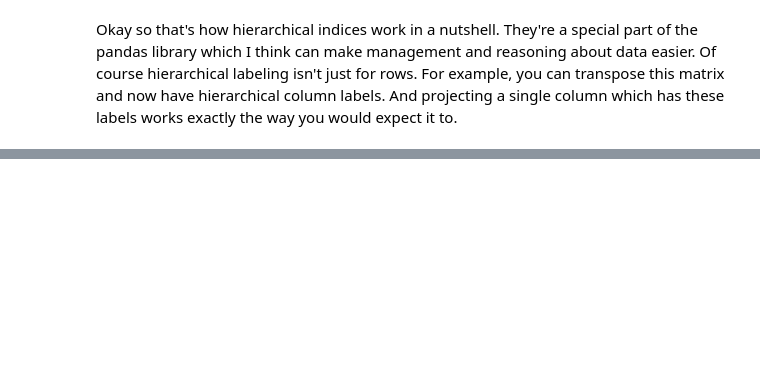
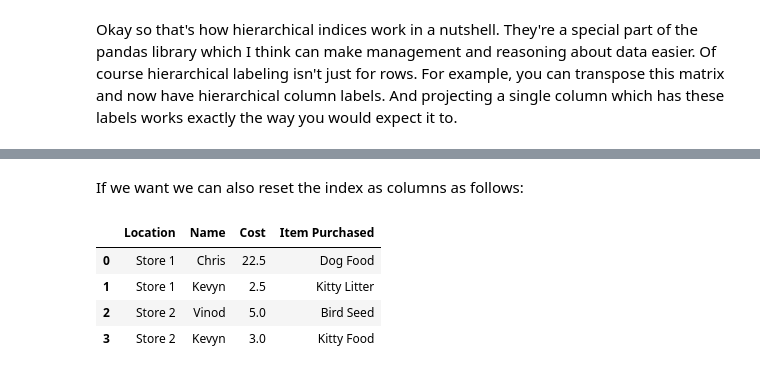
Before and after one commit to sripaladugu/sripaladugu.github.io, a Jupyter notebook: ipynb/Pandas.ipynb, the cells around one changed output, grey strips where cells are left out. Cells and saved outputs as stored; diff of their text form; code cells hidden in the pictures; blank space fills up the shorter version.

```diff
--- a/ipynb/Pandas.ipynb
+++ b/ipynb/Pandas.ipynb
@@ -618,0 +621,13 @@ Okay so that's how hierarchical indices work in a nutshell. They're a special pa
+# %%
+purchase_1 = pd.Series({'Name': 'Chris',
+                        'Item Purchased': 'Dog Food',
+                        'Cost': 22.50})
+purchase_2 = pd.Series({'Name': 'Kevyn',
+                        'Item Purchased': 'Kitty Litter',
+                        'Cost': 2.50})
+purchase_3 = pd.Series({'Name': 'Vinod',
+                        'Item Purchased': 'Bird Seed',
+                        'Cost': 5.00})
+
+df = pd.DataFrame([purchase_1, purchase_2, purchase_3], index=['Store 1', 'Store 1', 'Store 2'])
+df
@@ -618,0 +643,5 @@ Okay so that's how hierarchical indices work in a nutshell. They're a special pa
+# %%
+df = df.set_index([df.index, 'Name'])
+df.index.names = ['Location', 'Name']
+df = df.append(pd.Series(data={'Cost': 3.00, 'Item Purchased': 'Kitty Food'}, name=('Store 2', 'Kevyn')))
+df
@@ -618,0 +655,10 @@ Okay so that's how hierarchical indices work in a nutshell. They're a special pa
+# %% [markdown]
+If we want we can also reset the index as columns as follows:
+# %%
+df.reset_index()
+# %% [output]
+|  | Location | Name | Cost | Item Purchased |
+| 0 | Store 1 | Chris | 22.5 | Dog Food |
+| 1 | Store 1 | Kevyn | 2.5 | Kitty Litter |
+| 2 | Store 2 | Vinod | 5.0 | Bird Seed |
+| 3 | Store 2 | Kevyn | 3.0 | Kitty Food |
```
Also changed, not shown: parts of 4 cells of this notebook, 3 other files.
